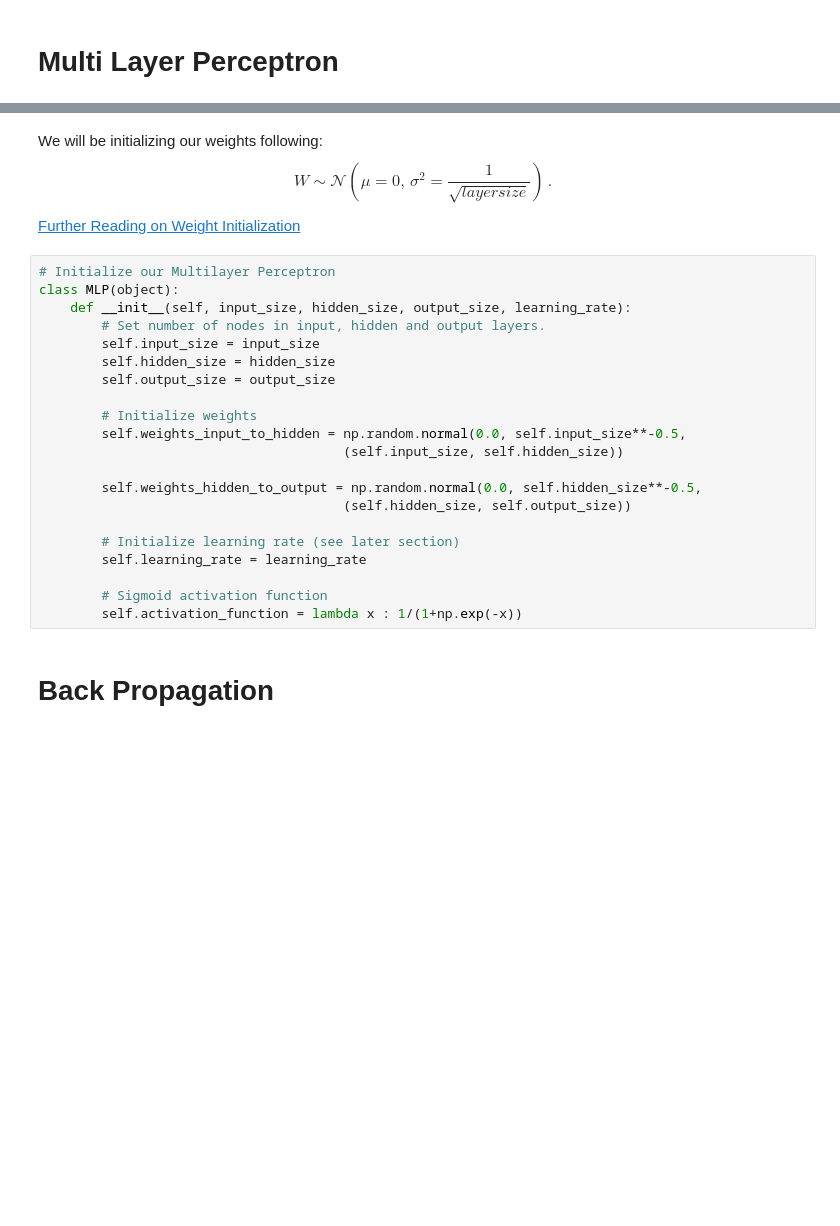
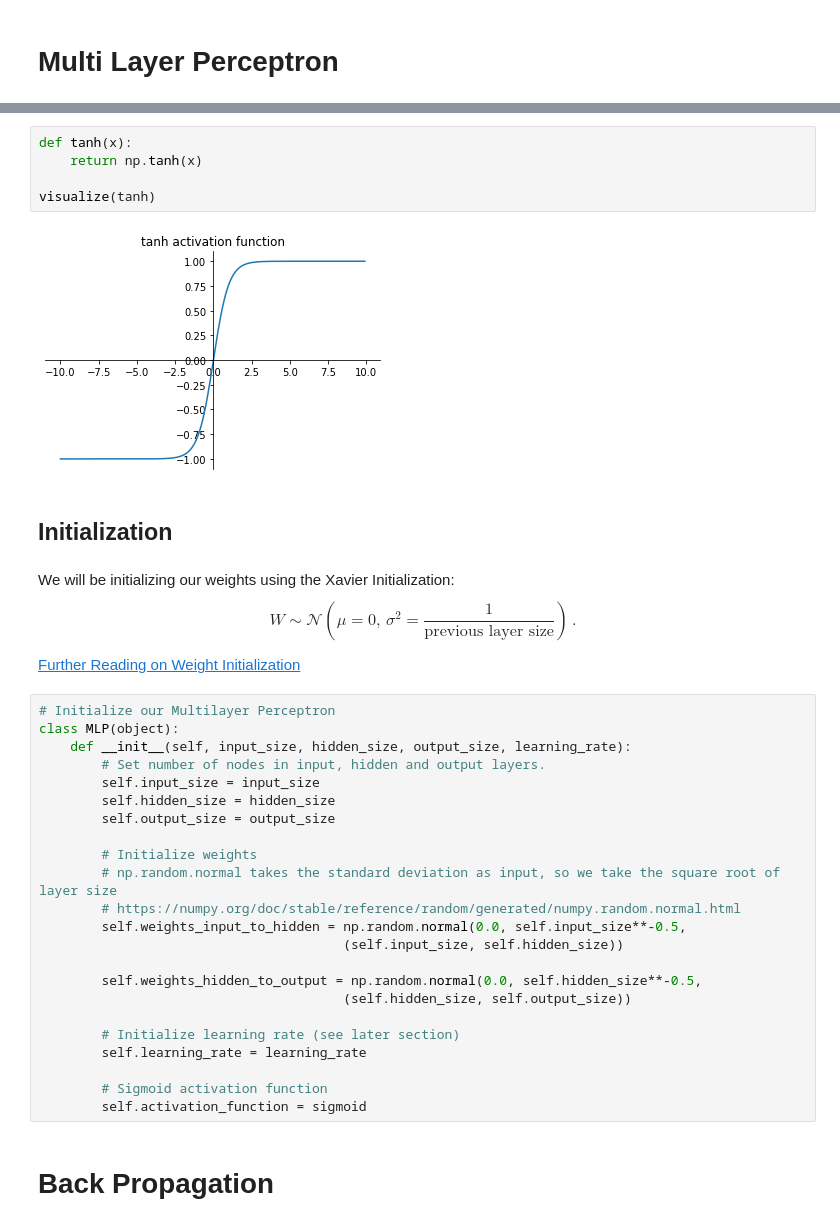
Before and after one commit to gimseng/99-ML-Learning-Projects, a Jupyter notebook: 011/solution/mlp_from_scratch.ipynb, the cells around one changed output, grey strips where cells are left out. Saved outputs shown, nothing was run; the diff lists cells and outputs as text; blank space fills up the shorter version.

```diff
--- a/011/solution/mlp_from_scratch.ipynb
+++ b/011/solution/mlp_from_scratch.ipynb
@@ -284,7 +368,16 @@ h = \Phi \left( \sum_{i=1}^{56}x_i w_i \right)
+# %%
+def tanh(x):
+    return np.tanh(x)
+
+visualize(tanh)
+# %% [output]
+[figure, added]
+# %% [markdown]
+## Initialization
 # %% [markdown]
-We will be initializing our weights following:
+We will be initializing our weights using the Xavier Initialization:
 \begin{equation*}
-W \sim \mathcal{N}(\mu = 0,\,\sigma^{2} = \frac{1}{\sqrt{layer size}})\,.
+W \sim \mathcal{N}(\mu = 0,\,\sigma^{2} = \frac{1}{\text{previous layer size}})\,.
 \end{equation*}
 
 [Further Reading on Weight Initialization](https://www.deeplearning.ai/ai-notes/initialization/)
@@ -298,6 +391,8 @@ class MLP(object):
         self.output_size = output_size
 
         # Initialize weights
+        # np.random.normal takes the standard deviation as input, so we take the square root of layer size
+        # https://numpy.org/doc/stable/reference/random/generated/numpy.random.normal.html
         self.weights_input_to_hidden = np.random.normal(0.0, self.input_size**-0.5,
                                        (self.input_size, self.hidden_size))
 
@@ -308,7 +403,7 @@ class MLP(object):
         self.learning_rate = learning_rate
 
         # Sigmoid activation function
-        self.activation_function = lambda x : 1/(1+np.exp(-x))
+        self.activation_function = sigmoid
 # %% [markdown]
 # Back Propagation
 # %% [markdown]
```
Also changed, not shown: parts of 14 cells of this notebook.
